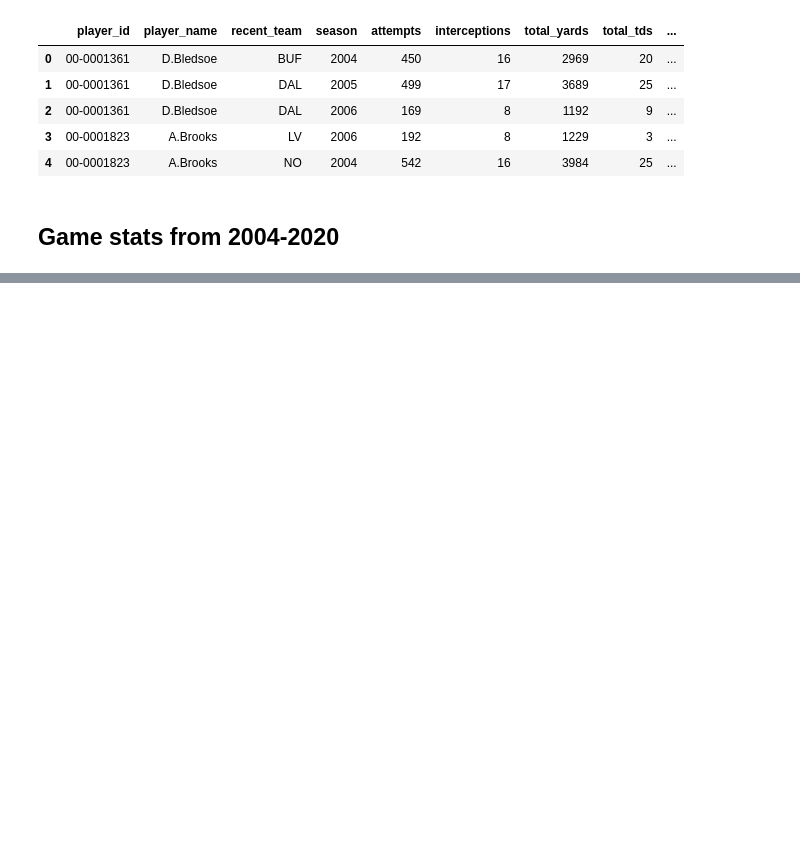
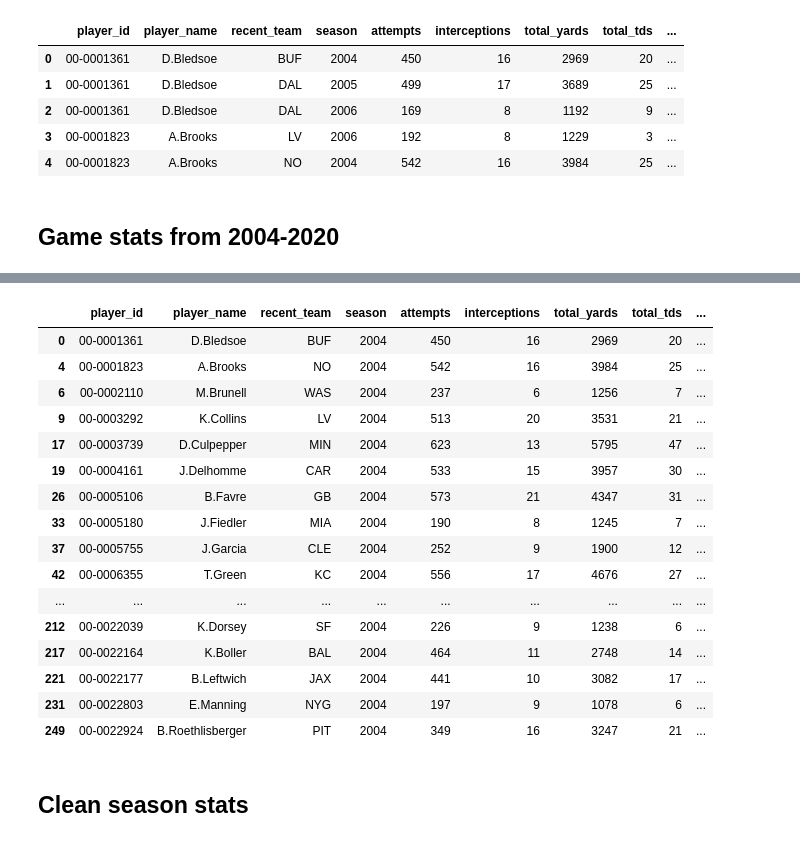
Before and after one commit to brandonxlaw/NFL-MVP-Predictor, a Jupyter notebook: main.ipynb, the cells around one changed output, grey strips where cells are left out. Cells and saved outputs as stored; diff of their text form; code cells hidden in the pictures; blank space fills up the shorter version.

```diff
--- a/main.ipynb
+++ b/main.ipynb
@@ -83,3 +134,25 @@ def change_date(d):
+# %%
+new_plays
+# %% [output]
+|  | player_id | player_name | recent_team | season | attempts | interceptions | total_yards | total_tds | ... |
+| 0 | 00-0001361 | D.Bledsoe | BUF | 2004 | 450 | 16 | 2969 | 20 | ... |
+| 4 | 00-0001823 | A.Brooks | NO | 2004 | 542 | 16 | 3984 | 25 | ... |
+| 6 | 00-0002110 | M.Brunell | WAS | 2004 | 237 | 6 | 1256 | 7 | ... |
+| 9 | 00-0003292 | K.Collins | LV | 2004 | 513 | 20 | 3531 | 21 | ... |
+| 17 | 00-0003739 | D.Culpepper | MIN | 2004 | 623 | 13 | 5795 | 47 | ... |
+| 19 | 00-0004161 | J.Delhomme | CAR | 2004 | 533 | 15 | 3957 | 30 | ... |
+| 26 | 00-0005106 | B.Favre | GB | 2004 | 573 | 21 | 4347 | 31 | ... |
+| 33 | 00-0005180 | J.Fiedler | MIA | 2004 | 190 | 8 | 1245 | 7 | ... |
+| 37 | 00-0005755 | J.Garcia | CLE | 2004 | 252 | 9 | 1900 | 12 | ... |
+| 42 | 00-0006355 | T.Green | KC | 2004 | 556 | 17 | 4676 | 27 | ... |
+| ... | ... | ... | ... | ... | ... | ... | ... | ... | ... |
+| 212 | 00-0022039 | K.Dorsey | SF | 2004 | 226 | 9 | 1238 | 6 | ... |
+| 217 | 00-0022164 | K.Boller | BAL | 2004 | 464 | 11 | 2748 | 14 | ... |
+| 221 | 00-0022177 | B.Leftwich | JAX | 2004 | 441 | 10 | 3082 | 17 | ... |
+| 231 | 00-0022803 | E.Manning | NYG | 2004 | 197 | 9 | 1078 | 6 | ... |
+| 249 | 00-0022924 | B.Roethlisberger | PIT | 2004 | 349 | 16 | 3247 | 21 | ... |
+# %% [markdown]
+## Clean season stats
 # %%
 # Play-by-play stats from 2004 - 2020
 play_cols = ['game_id', 'game_date', 'home_team', 'home_score', 'away_team', 'away_score', 'passer_player_name', 'passer_player_id']
```
Also changed, not shown: parts of 13 cells of this notebook, 1 other file.
